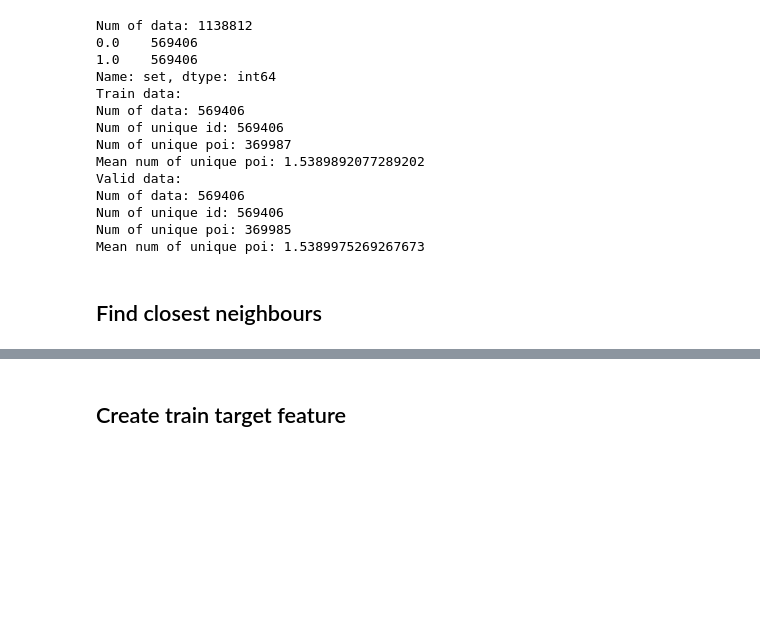
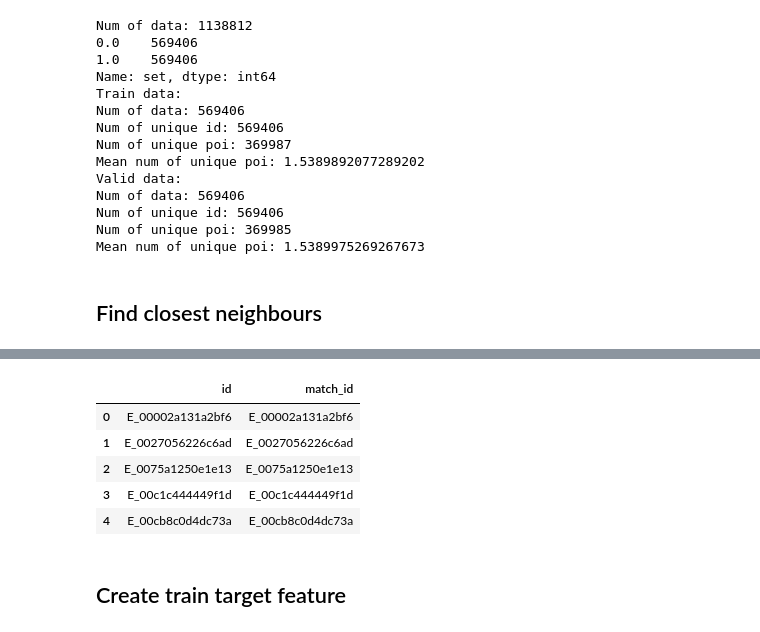
Before and after one commit to beatwad/foursqare, a Jupyter notebook: foursquare_prepare_dataset.ipynb, the cells around one changed output, grey strips where cells are left out. Saved outputs shown, nothing was run; the diff lists cells and outputs as text; code cells hidden in the pictures; blank space fills up the shorter version.

```diff
--- a/foursquare_prepare_dataset.ipynb
+++ b/foursquare_prepare_dataset.ipynb
@@ -582,3 +690,13 @@ Start KNN grouped by country
+# %%
+x = pd.read_pickle('valid_data.pkl')
+x.head()
+# %% [output]
+|  | id | match_id |
+| 0 | E_00002a131a2bf6 | E_00002a131a2bf6 |
+| 1 | E_0027056226c6ad | E_0027056226c6ad |
+| 2 | E_0075a1250e1e13 | E_0075a1250e1e13 |
+| 3 | E_00c1c444449f1d | E_00c1c444449f1d |
+| 4 | E_00cb8c0d4dc73a | E_00cb8c0d4dc73a |
 # %% [markdown]
 ## Create train target feature
 # %%
```
Also changed, not shown: parts of 25 cells of this notebook, 4 other files.
